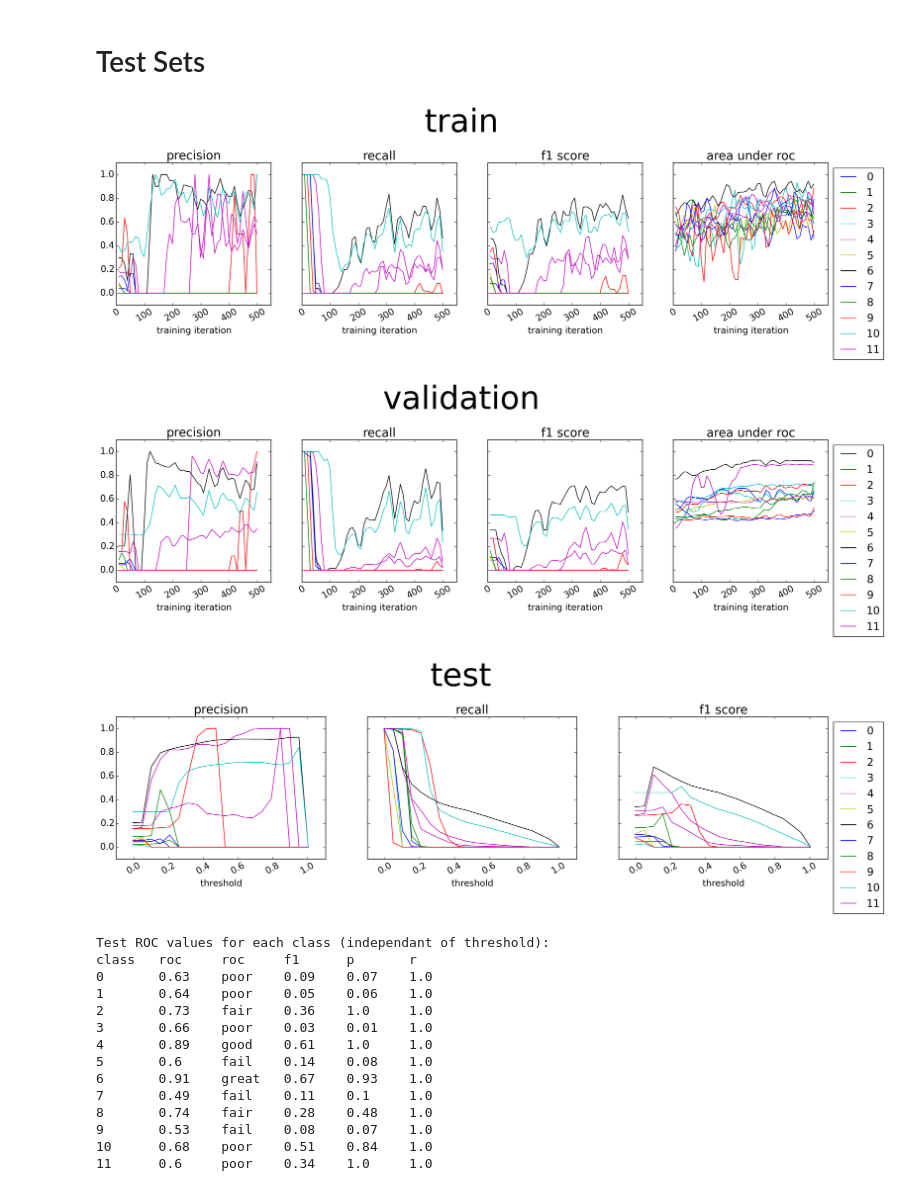
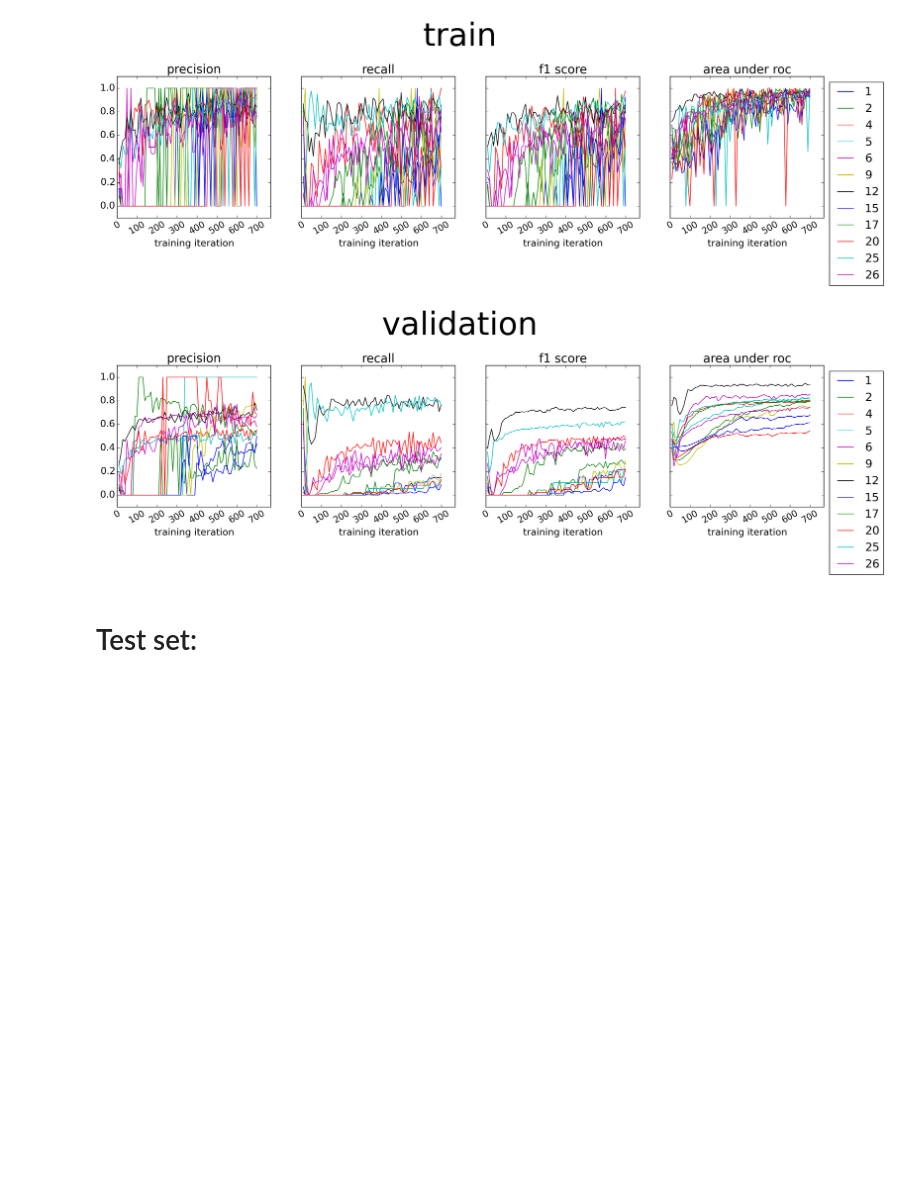
Before and after one commit to lotka/autofaces, a Jupyter notebook: notebooks/results.ipynb, the cells around one changed output. Drawn from its saved outputs; the diff is of its cells as text; code cells hidden in the pictures; blank space fills up the shorter version.

Commit message:
imporved results notebook

```diff
--- a/notebooks/results.ipynb
+++ b/notebooks/results.ipynb
@@ -86,0 +1,8 @@ plt.show()
+# %%
+import matplotlib.pyplot as plt
+%matplotlib inline
+import results
+reload(results)
+Results = results.Results
+r = Results('2016_06_22', 1)
+r.print_config()
@@ -87,24 +50,8 @@ plt.show()
+# %%
+r.au('train',smooth=False)
+r.au('validation',smooth=False)
+# %% [output]
+[figure, added]
+[figure, added]
 # %% [markdown]
-# Test Sets
+# Test set:
-# %%
-au(x_axis,train_auac_axis,'train',True)
-au(x_axis,validation_auac_axis,'validation',True)
-au(threshold_values,test_threshold_data,'test',False)
-# %% [output]
-[figure, removed]
-[figure, removed]
-[figure, removed]
-Test ROC values for each class (independant of threshold):
-class   roc     roc     f1      p       r
-0       0.63    poor    0.09    0.07    1.0
-1       0.64    poor    0.05    0.06    1.0
-2       0.73    fair    0.36    1.0     1.0
-3       0.66    poor    0.03    0.01    1.0
-4       0.89    good    0.61    1.0     1.0
-5       0.6     fail    0.14    0.08    1.0
-6       0.91    great   0.67    0.93    1.0
-7       0.49    fail    0.11    0.1     1.0
-8       0.74    fair    0.28    0.48    1.0
-9       0.53    fail    0.08    0.07    1.0
-10      0.68    poor    0.51    0.84    1.0
-11      0.6     poor    0.34    1.0     1.0
```
Also changed, not shown: parts of 10 cells of this notebook.
